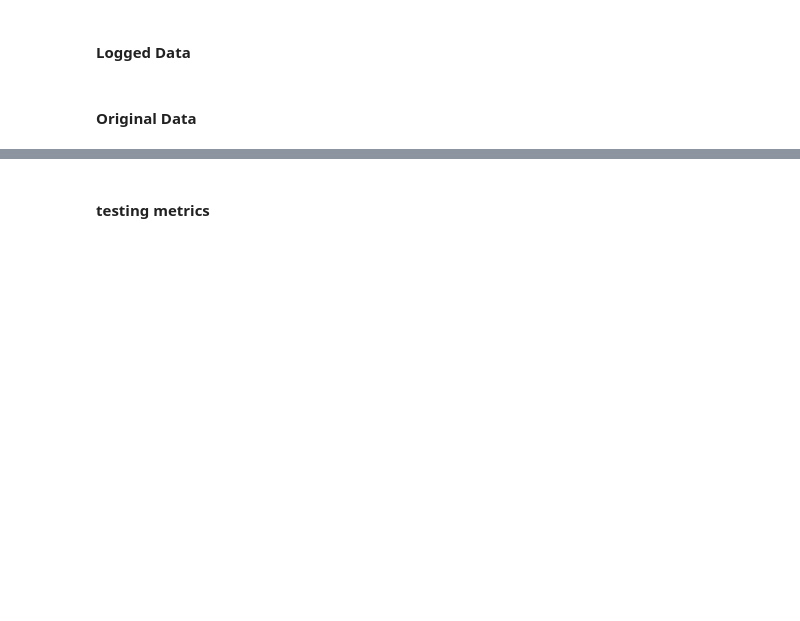
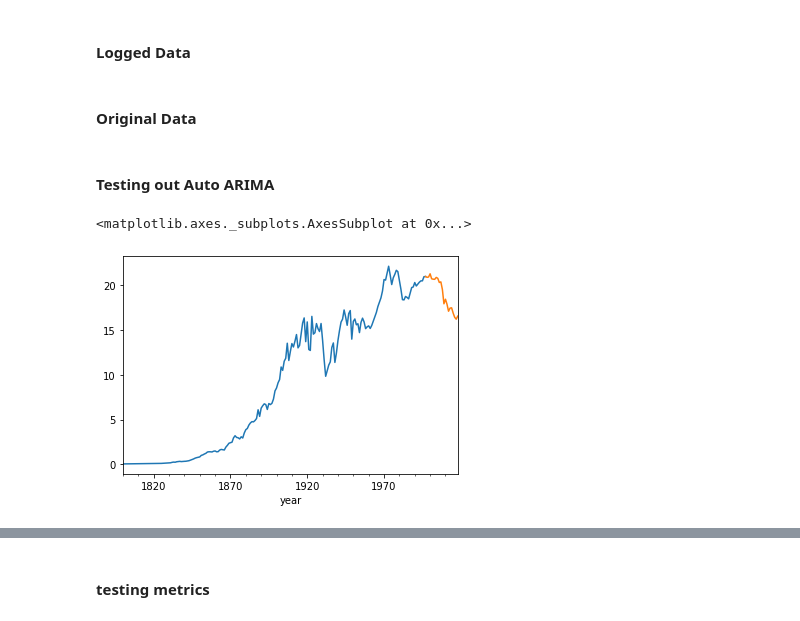
Before and after one commit to Davida1014/CO2_TimeSeries, a Jupyter notebook: CO2_TimeSeries-Cierra.ipynb, the cells around one changed output, grey strips where cells are left out. Cells and saved outputs as stored; diff of their text form; code cells hidden in the pictures; blank space fills up the shorter version.

```diff
--- a/CO2_TimeSeries-Cierra.ipynb
+++ b/CO2_TimeSeries-Cierra.ipynb
@@ -393,0 +394,21 @@ pred520 = mod520_fit.predict(start='1997-01-01', end='2018-01-01', dynamic=False
+# %% [markdown]
+#### Testing out Auto ARIMA
+# %%
+
+train = df_USA.loc[:'1997-01-01']
+valid = df_USA.loc['1997-01-01':]
+
+# #divide into train and validation set
+# train = df_USA[:int(0.7*(len(data)))]
+# valid = df_USA[int(0.7*(len(data))):]
+
+# #preprocessing (since arima takes univariate series as input)
+# train.drop('Month',axis=1,inplace=True)
+# valid.drop('Month',axis=1,inplace=True)
+
+#plotting the data
+train['co2_per_capita'].plot()
+valid['co2_per_capita'].plot()
+# %% [output]
+<matplotlib.axes._subplots.AxesSubplot at 0x...>
+[figure, added]
```
Also changed, not shown: parts of 5 cells of this notebook.
